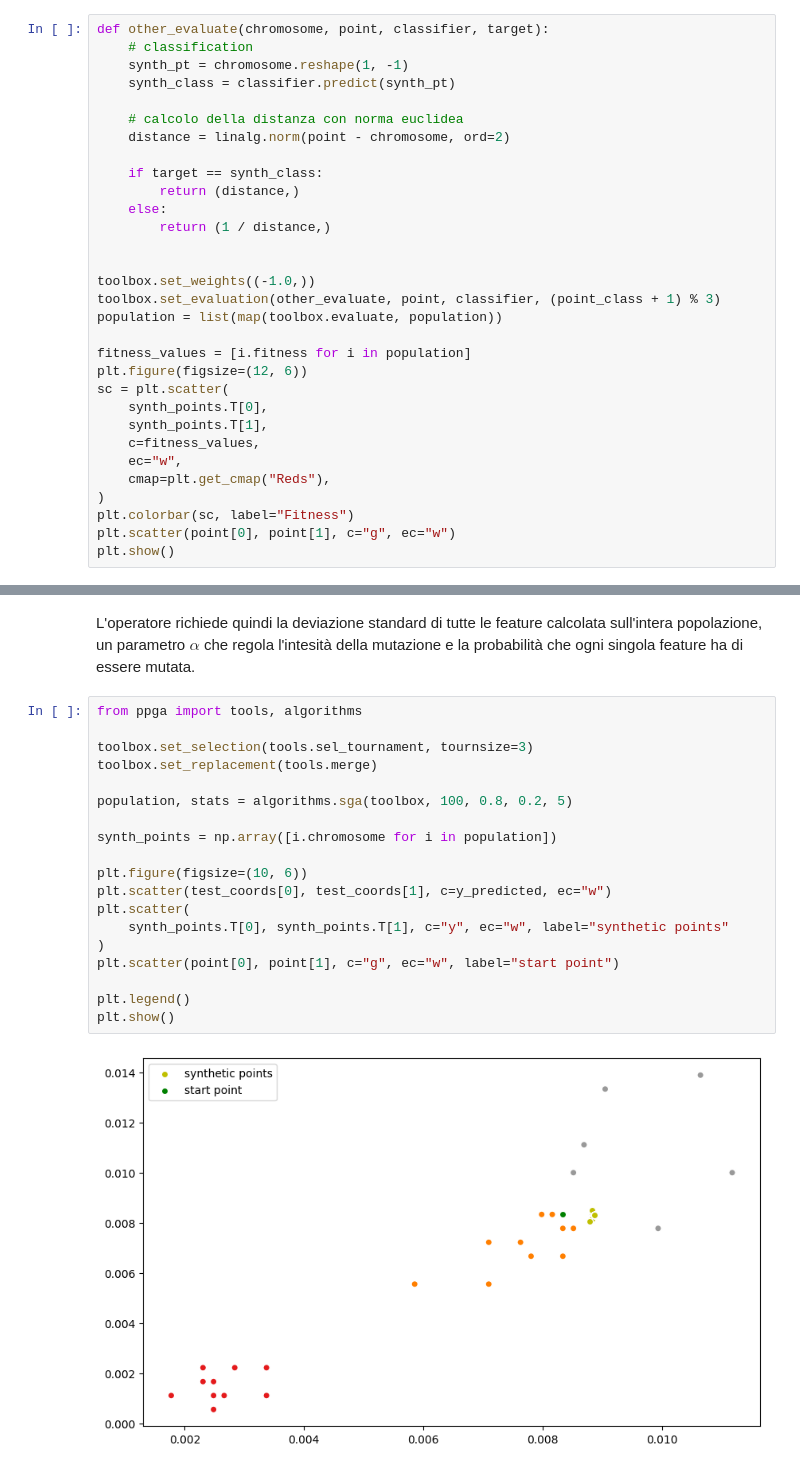
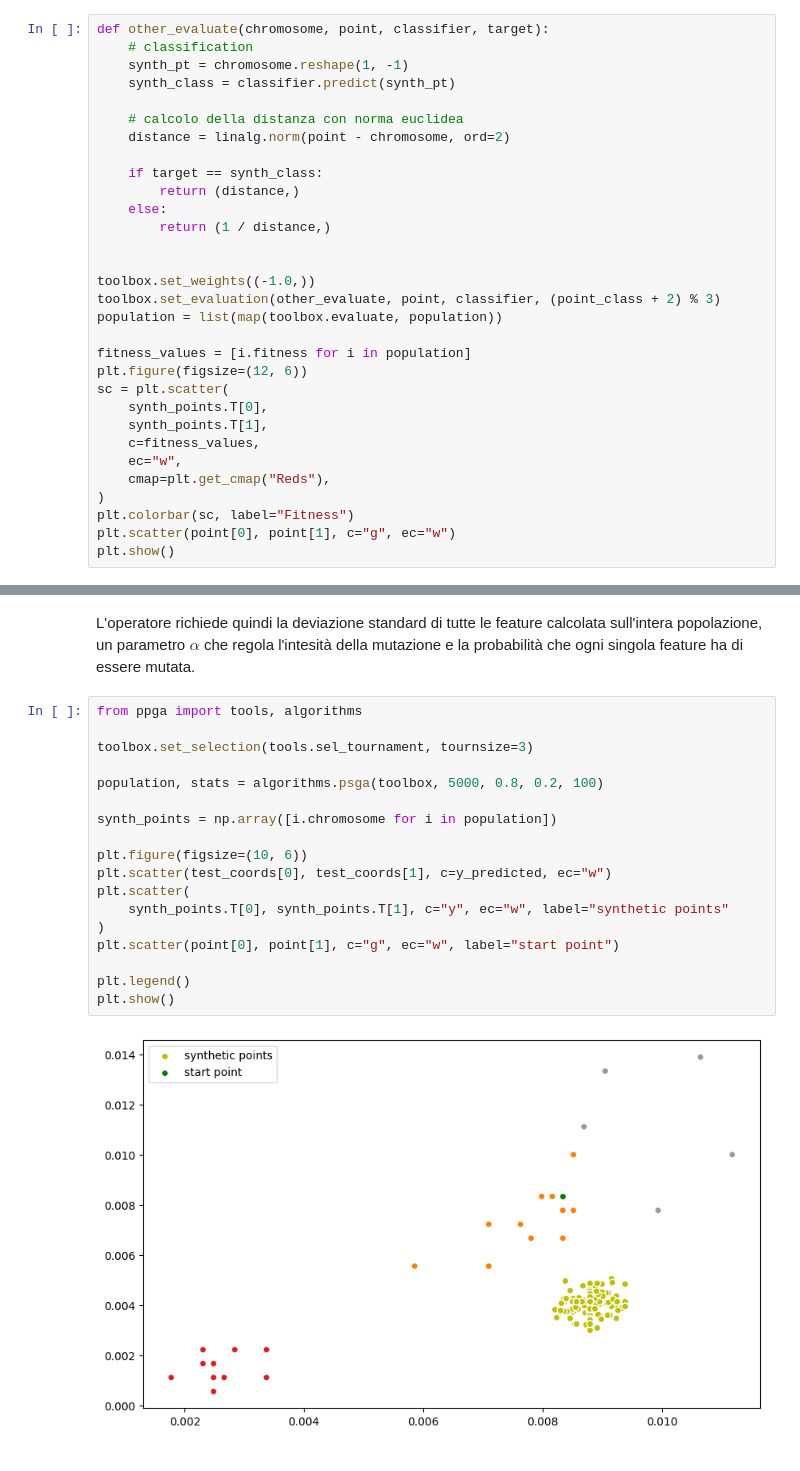
Before and after one commit to FedericoBustaffa/thesis, a Jupyter notebook: src/explain_classifier.ipynb, the cells around one changed output, grey strips where cells are left out. Drawn from its saved outputs; the diff is of its cells as text.

```diff
--- a/src/explain_classifier.ipynb
+++ b/src/explain_classifier.ipynb
@@ -341,7 +341,7 @@ def other_evaluate(chromosome, point, classifier, target):
 
 
 toolbox.set_weights((-1.0,))
-toolbox.set_evaluation(other_evaluate, point, classifier, (point_class + 1) % 3)
+toolbox.set_evaluation(other_evaluate, point, classifier, (point_class + 2) % 3)
 population = list(map(toolbox.evaluate, population))
 
 fitness_values = [i.fitness for i in population]
@@ -431,21 +431,20 @@ mutazione e la probabilità che ogni singola feature ha di essere mutata.
 # %%
 from ppga import tools, algorithms
 
 toolbox.set_selection(tools.sel_tournament, tournsize=3)
-toolbox.set_replacement(tools.merge)
 
-population, stats = algorithms.sga(toolbox, 100, 0.8, 0.2, 5)
+population, stats = algorithms.psga(toolbox, 5000, 0.8, 0.2, 100)
 
 synth_points = np.array([i.chromosome for i in population])
 
 plt.figure(figsize=(10, 6))
 plt.scatter(test_coords[0], test_coords[1], c=y_predicted, ec="w")
 plt.scatter(
     synth_points.T[0], synth_points.T[1], c="y", ec="w", label="synthetic points"
 )
 plt.scatter(point[0], point[1], c="g", ec="w", label="start point")
 
 plt.legend()
 plt.show()
 # %% [output]
-[figure, old version]
+[figure, new version]
```
Also changed, not shown: parts of 6 cells of this notebook.
